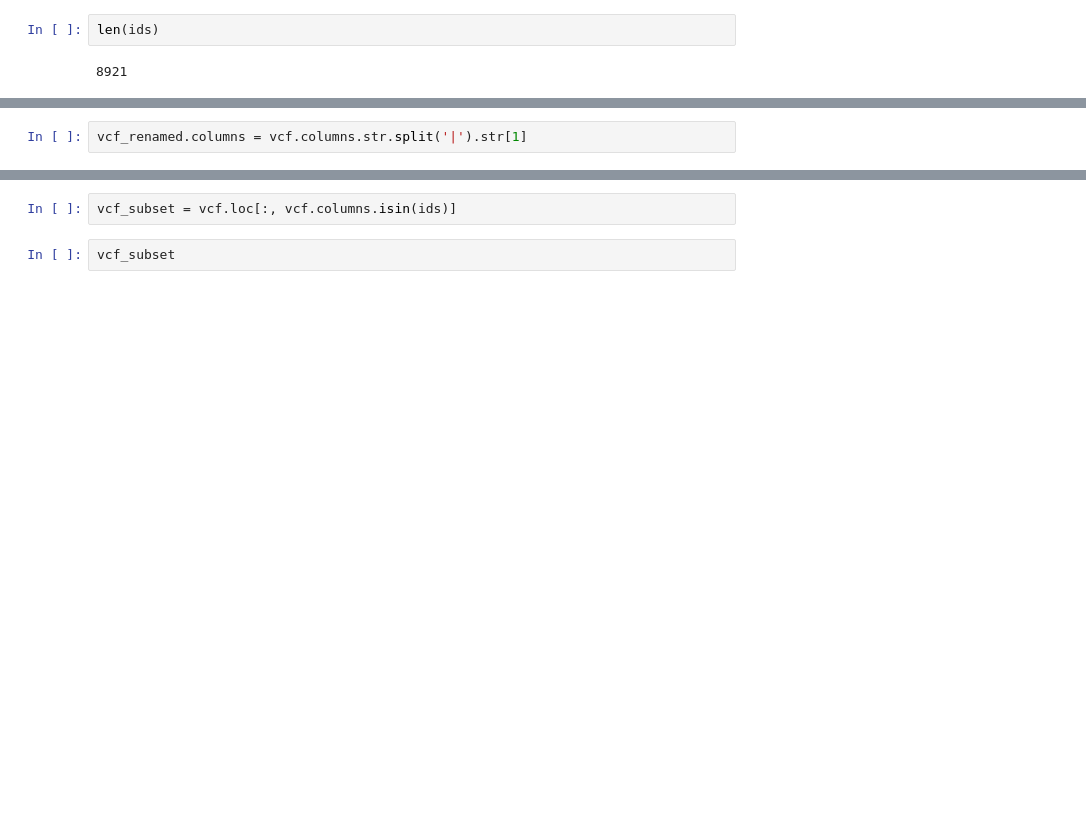
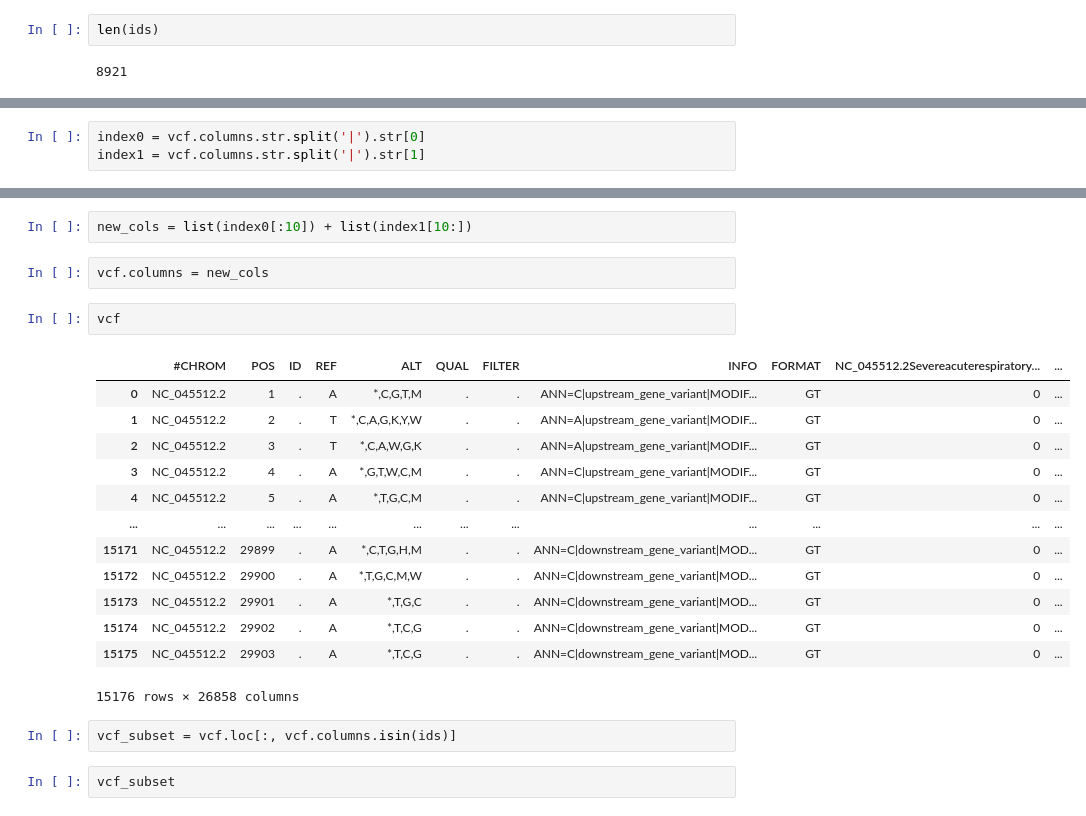
Before and after one commit to matnguyen/STAT520A-Bayesian-Variant-Risk-Project, a Jupyter notebook: src/preprocess.ipynb, the cells around one changed output, grey strips where cells are left out. Saved outputs shown, nothing was run; the diff lists cells and outputs as text; blank space fills up the shorter version.

```diff
--- a/src/preprocess.ipynb
+++ b/src/preprocess.ipynb
@@ -105,2 +104,3 @@ vcf_renamed = vcf
 # %%
-vcf_renamed.columns = vcf.columns.str.split('|').str[1]
+index0 = vcf.columns.str.split('|').str[0]
+index1 = vcf.columns.str.split('|').str[1]
@@ -107,3 +113,23 @@ vcf_renamed.columns = vcf.columns.str.split('|').str[1]
+# %%
+new_cols = list(index0[:10]) + list(index1[10:])
+# %%
+vcf.columns = new_cols
+# %%
+vcf
+# %% [output]
+|  | #CHROM | POS | ID | REF | ALT | QUAL | FILTER | INFO | FORMAT | NC_045512.2Severeacuterespiratory... | ... |
+| 0 | NC_045512.2 | 1 | . | A | *,C,G,T,M | . | . | ANN=C|upstream_gene_variant|MODIF... | GT | 0 | ... |
+| 1 | NC_045512.2 | 2 | . | T | *,C,A,G,K,Y,W | . | . | ANN=A|upstream_gene_variant|MODIF... | GT | 0 | ... |
+| 2 | NC_045512.2 | 3 | . | T | *,C,A,W,G,K | . | . | ANN=A|upstream_gene_variant|MODIF... | GT | 0 | ... |
+| 3 | NC_045512.2 | 4 | . | A | *,G,T,W,C,M | . | . | ANN=C|upstream_gene_variant|MODIF... | GT | 0 | ... |
+| 4 | NC_045512.2 | 5 | . | A | *,T,G,C,M | . | . | ANN=C|upstream_gene_variant|MODIF... | GT | 0 | ... |
+| ... | ... | ... | ... | ... | ... | ... | ... | ... | ... | ... | ... |
+| 15171 | NC_045512.2 | 29899 | . | A | *,C,T,G,H,M | . | . | ANN=C|downstream_gene_variant|MOD... | GT | 0 | ... |
+| 15172 | NC_045512.2 | 29900 | . | A | *,T,G,C,M,W | . | . | ANN=C|downstream_gene_variant|MOD... | GT | 0 | ... |
+| 15173 | NC_045512.2 | 29901 | . | A | *,T,G,C | . | . | ANN=C|downstream_gene_variant|MOD... | GT | 0 | ... |
+| 15174 | NC_045512.2 | 29902 | . | A | *,T,C,G | . | . | ANN=C|downstream_gene_variant|MOD... | GT | 0 | ... |
+| 15175 | NC_045512.2 | 29903 | . | A | *,T,C,G | . | . | ANN=C|downstream_gene_variant|MOD... | GT | 0 | ... |
+15176 rows × 26858 columns
 # %%
 vcf_subset = vcf.loc[:, vcf.columns.isin(ids)]
 # %%
```
Also changed, not shown: parts of 12 cells of this notebook, 3 other files.
